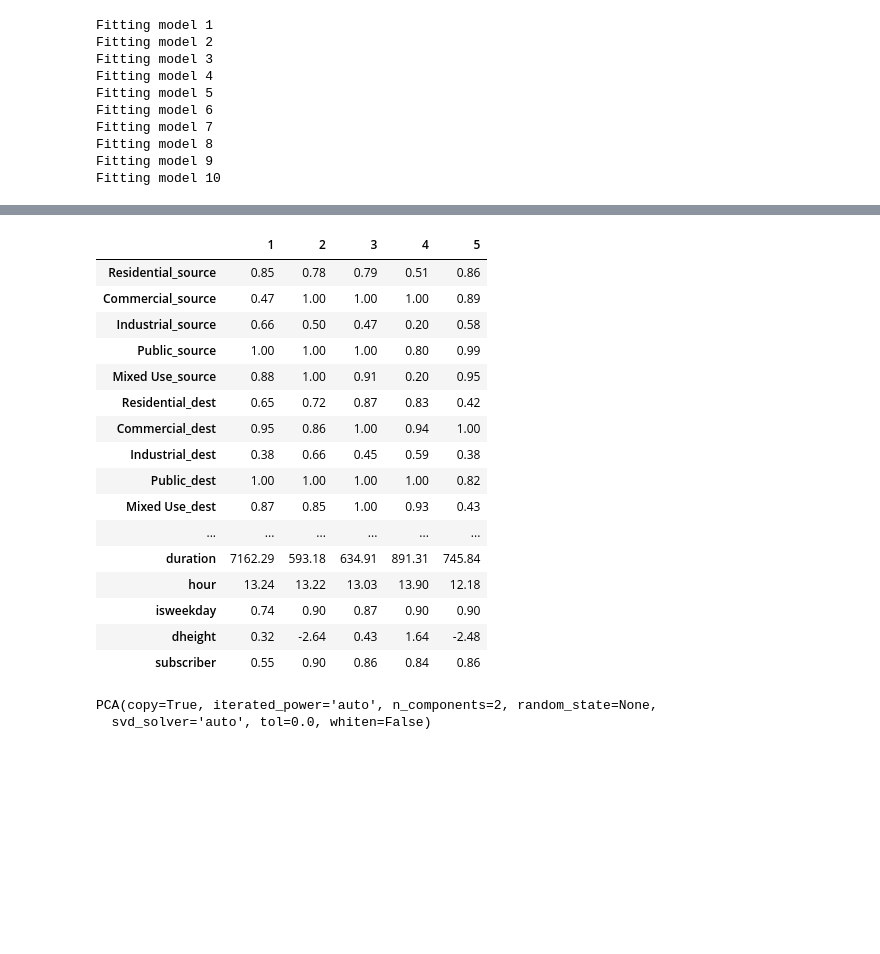
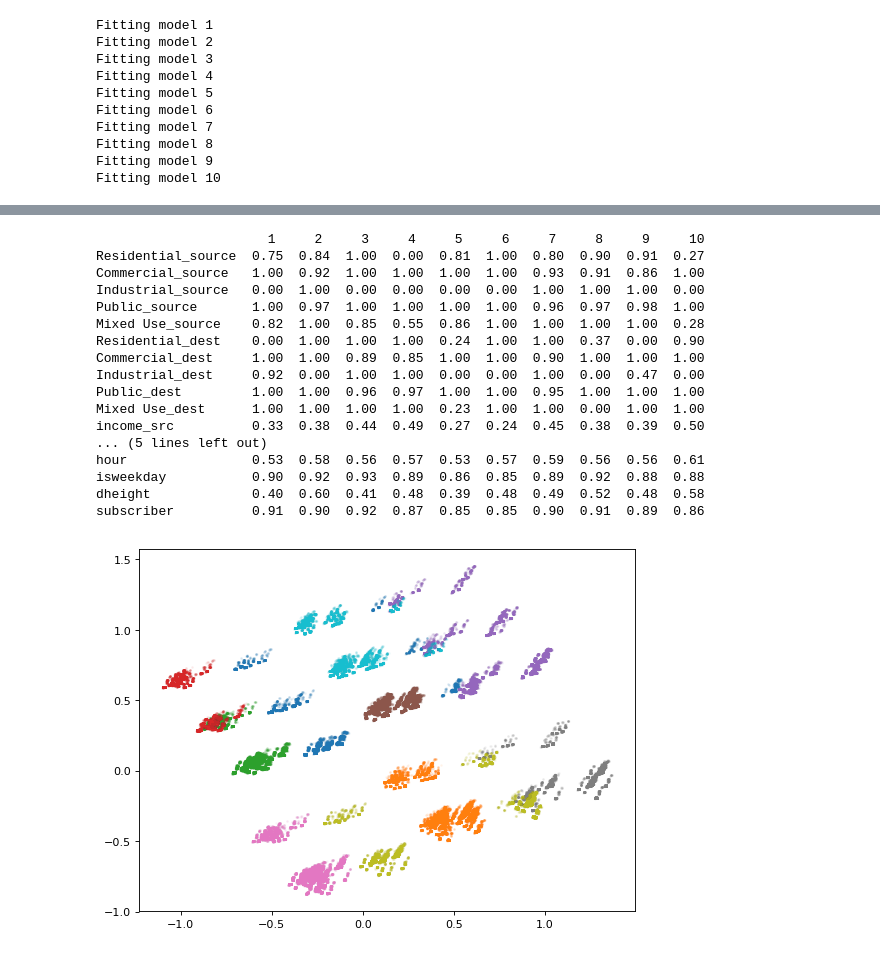
Before and after one commit to devincornell/sfbikeshare, a Jupyter notebook: Data Analysis.ipynb, the cells around one changed output, grey strips where cells are left out. Saved outputs shown, nothing was run; the diff lists cells and outputs as text; code cells hidden in the pictures; blank space fills up the shorter version.

```diff
--- a/Data Analysis.ipynb
+++ b/Data Analysis.ipynb
@@ -524,30 +542,39 @@ for c_idx in range(5):
 # %%
-centroid_df = pd.DataFrame(np.round(model.means_.T, 2), index = gmm_features, columns = range(1, 6))
-centroid_df
+centroid_df = pd.DataFrame(np.round(model.means_.T, 2), index = gmm_features, columns = range(1, n_clusters + 1))
+
+print(centroid_df)
 # %% [output]
-|  | 1 | 2 | 3 | 4 | 5 |
-| Residential_source | 0.85 | 0.78 | 0.79 | 0.51 | 0.86 |
-| Commercial_source | 0.47 | 1.00 | 1.00 | 1.00 | 0.89 |
-| Industrial_source | 0.66 | 0.50 | 0.47 | 0.20 | 0.58 |
-| Public_source | 1.00 | 1.00 | 1.00 | 0.80 | 0.99 |
-| Mixed Use_source | 0.88 | 1.00 | 0.91 | 0.20 | 0.95 |
-| Residential_dest | 0.65 | 0.72 | 0.87 | 0.83 | 0.42 |
-| Commercial_dest | 0.95 | 0.86 | 1.00 | 0.94 | 1.00 |
-| Industrial_dest | 0.38 | 0.66 | 0.45 | 0.59 | 0.38 |
-| Public_dest | 1.00 | 1.00 | 1.00 | 1.00 | 0.82 |
-| Mixed Use_dest | 0.87 | 0.85 | 1.00 | 0.93 | 0.43 |
-| ... | ... | ... | ... | ... | ... |
-| duration | 7162.29 | 593.18 | 634.91 | 891.31 | 745.84 |
-| hour | 13.24 | 13.22 | 13.03 | 13.90 | 12.18 |
-| isweekday | 0.74 | 0.90 | 0.87 | 0.90 | 0.90 |
-| dheight | 0.32 | -2.64 | 0.43 | 1.64 | -2.48 |
-| subscriber | 0.55 | 0.90 | 0.86 | 0.84 | 0.86 |
+                      1     2     3     4     5     6     7     8     9     10
+Residential_source  0.75  0.84  1.00  0.00  0.81  1.00  0.80  0.90  0.91  0.27
+Commercial_source   1.00  0.92  1.00  1.00  1.00  1.00  0.93  0.91  0.86  1.00
+Industrial_source   0.00  1.00  0.00  0.00  0.00  0.00  1.00  1.00  1.00  0.00
+Public_source       1.00  0.97  1.00  1.00  1.00  1.00  0.96  0.97  0.98  1.00
+Mixed Use_source    0.82  1.00  0.85  0.55  0.86  1.00  1.00  1.00  1.00  0.28
+Residential_dest    0.00  1.00  1.00  1.00  0.24  1.00  1.00  0.37  0.00  0.90
+Commercial_dest     1.00  1.00  0.89  0.85  1.00  1.00  0.90  1.00  1.00  1.00
+Industrial_dest     0.92  0.00  1.00  1.00  0.00  0.00  1.00  0.00  0.47  0.00
+Public_dest         1.00  1.00  0.96  0.97  1.00  1.00  0.95  1.00  1.00  1.00
+Mixed Use_dest      1.00  1.00  1.00  1.00  0.23  1.00  1.00  0.00  1.00  1.00
+income_src          0.33  0.38  0.44  0.49  0.27  0.24  0.45  0.38  0.39  0.50
+... (5 lines left out)
+hour                0.53  0.58  0.56  0.57  0.53  0.57  0.59  0.56  0.56  0.61
+isweekday           0.90  0.92  0.93  0.89  0.86  0.85  0.89  0.92  0.88  0.88
+dheight             0.40  0.60  0.41  0.48  0.39  0.48  0.49  0.52  0.48  0.58
+subscriber          0.91  0.90  0.92  0.87  0.85  0.85  0.90  0.91  0.89  0.86
 # %%
 from sklearn.decomposition import PCA
 
-P = PCA(2).fit(features[gmm_features])
+P = PCA(2).fit(features_scaled[gmm_features])
 
-print(P)
+Y = P.transform(features_scaled[gmm_features])
+
+cat = model.predict(features_scaled[gmm_features])
-# %% [output]
-PCA(copy=True, iterated_power='auto', n_components=2, random_state=None,
-  svd_solver='auto', tol=0.0, whiten=False)
+# %%
+fig = plt.figure(figsize=(8, 6), dpi=80)
+
+for i in range(n_clusters):
+    plt.scatter(Y[cat == i, 0], Y[cat == i, 1], alpha = 0.05, s = 2)
+
+plt.show()
+# %% [output]
+[figure, added]
```
Also changed, not shown: parts of 12 cells of this notebook, 5 other files.
